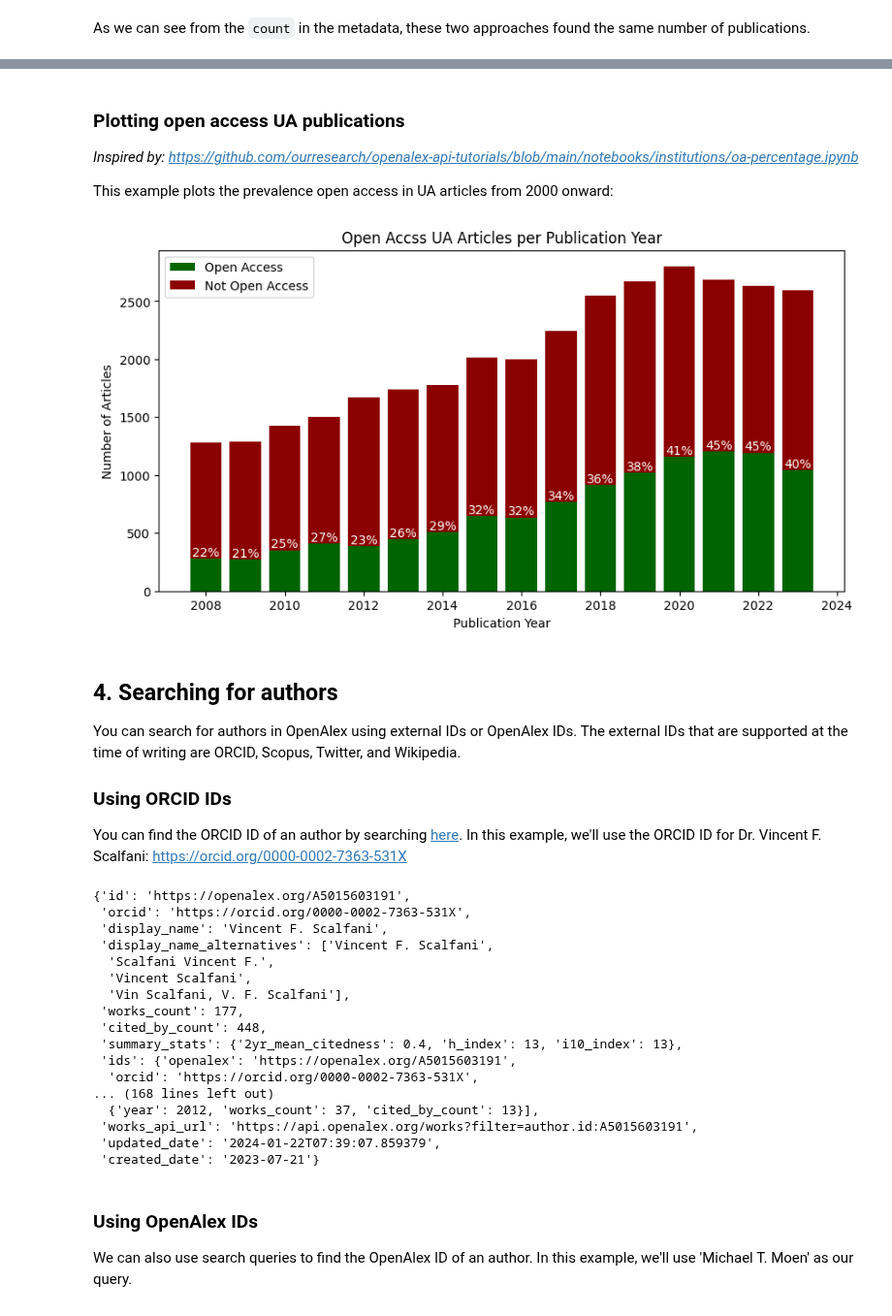
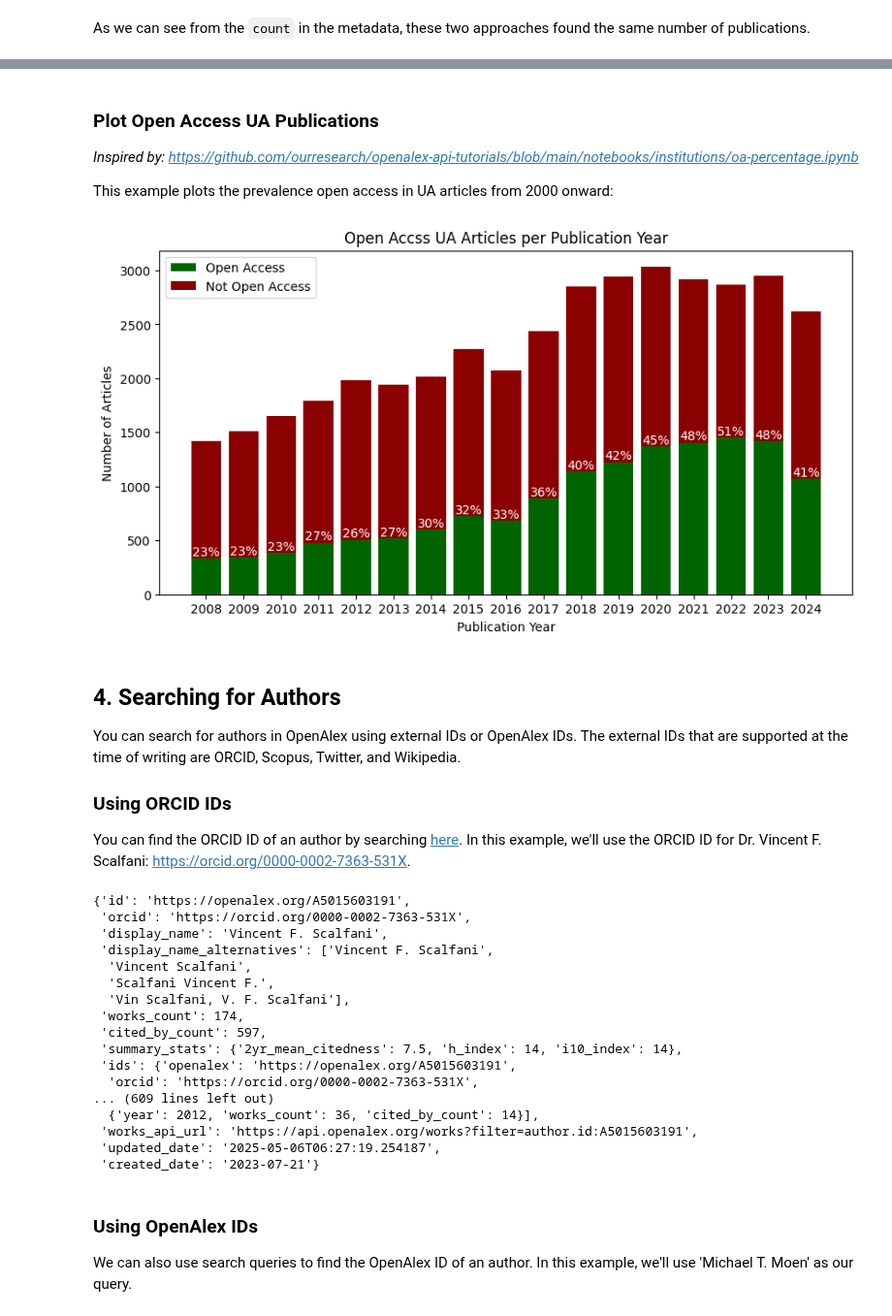
Before and after one commit to UA-Libraries-Research-Data-Services/UALIB_ScholarlyAPI_Cookbook, a Jupyter notebook: src/python/openalex.ipynb, the cells around one changed output, grey strips where cells are left out. Shown at 97% size. Saved outputs shown, nothing was run; the diff lists cells and outputs as text; code cells hidden in the pictures.

Commit message:
Update OpenAlex in Python recipe

```diff
--- a/src/python/openalex.ipynb
+++ b/src/python/openalex.ipynb
@@ -50,12 +67,14 @@ The OpenAlex API has a `works` endpoint that can be used to search for works usi
 
 This first example will search for the term "geodetics":
 # %%
+BASE_URL = 'https://api.openalex.org/'
 endpoint = 'works'
 filters = 'title.search:"geodetics"'
-
-url = f'https://api.openalex.org/{endpoint}?filter={filters}&mailto={email}'
-
-geodetics_data = requests.get(url).json()
+params = {
+    'filter': filters,
+    'mailto': EMAIL
+}
+geodetics_data = requests.get(BASE_URL + endpoint, params=params).json()
 
 # Display resulting metadata
 geodetics_data['meta']
@@ -236,12 +258,12 @@ As we can see above, the OpenAlex ID for the University of Alabama is "https://o
 # %%
 ua_openalex_id = 'I17301866'
-
 endpoint = 'works'
 filters = f'institutions.id:{ua_openalex_id}'
-
-url = f'https://api.openalex.org/{endpoint}?filter={filters}&mailto={email}'
-
-ua_data = requests.get(url).json()
+params = {
+    'filter': filters,
+    'mailto': EMAIL
+}
+ua_data = requests.get(BASE_URL + endpoint, params=params).json()
 
 # Display resulting metadata
 ua_data['meta']
@@ -262,7 +284,7 @@ In the examples above, we have only retrieved the first page of results for a qu
 endpoint = 'works'
 filters = 'institutions.id:I17301866'
 
-# In cursor paging, the cursor to the next page is given in the metadata of the response
+# The cursor to the next page is given in the metadata of the response
 # To get the first page, we set the cursor parameter to '*'
 cursor = '*'
 page_size = 200
@@ -272,10 +294,13 @@ ua_articles = []
 # When the end of the results has been reached, the 'next_cursor' variable will be null
 # This while loop iterates through all pages of the results
 while cursor is not None:
-
-    # Set up HTTP request and request data
-    url = f'https://api.openalex.org/{endpoint}?filter={filters}&cursor={cursor}&per-page={page_size}&mailto={email}'
-    page_data = requests.get(url).json()
+    params = {
+        'filter': filters,
+        'cursor': cursor,
+        'per-page': page_size,
+        'mailto': EMAIL
+    }
+    page_data = requests.get(BASE_URL + endpoint, params=params).json()
 
     # Set cursor to the next page
     cursor = page_data['meta']['next_cursor']
@@ -318,60 +343,63 @@ plt.show()
 # %% [markdown]
-### Plotting open access UA publications
+### Plot Open Access UA Publications
 
-*Inspired by: https://github.com/ourresearch/openalex-api-tutorials/blob/main/notebooks/institutions/oa-percentage.ipynb*
+*Inspired by: <a href="https://github.com/ourresearch/openalex-api-tutorials/blob/main/notebooks/institutions/oa-percentage.ipynb" target="_blank">https://github.com/ourresearch/openalex-api-tutorials/blob/main/notebooks/institutions/oa-percentage.ipynb</a>*
 
 This example plots the prevalence open access in UA articles from 2000 onward:
 # %%
 # Extract publication years and 'is_open' values
-year_is_open_data = [(article['publication_year'], article['open_access']['is_oa']) for article in ua_articles]
+year_oa = [(art['publication_year'], art['open_access']['is_oa']) for art in ua_articles]
 
 # Filter to include only years after 1999
-filtered_data = [(year, is_open) for year, is_open in year_is_open_data if 2008 <= year <= 2023]
+filtered_data = [(year, is_open) for year, is_open in year_oa if 2008 <= year <= 2024]
 
 # Count occurrences of (year, is_open)
 count_per_year_is_open = Counter(filtered_data)
 
 # Plot data
 years = sorted(set(year for year, _ in filtered_data))
 open_access_counts = [count_per_year_is_open[(year, True)] for year in years]
 not_open_access_counts = [count_per_year_is_open[(year, False)] for year in years]
 
 # Compute and add percentages
 percent_oa = []
 for oa,not_oa in zip(open_access_counts,not_open_access_counts):
     percent_oa.append(round((oa/(oa + not_oa)*100)))
 
 # Plot with percentage labels
 fig, ax = plt.subplots(figsize=(10, 5))
 bars = plt.bar(years, open_access_counts, color='darkgreen', label='Open Access')
 
 # Add labels above bars
 for bar, percent in zip(bars, percent_oa):
     height = bar.get_height()
-    ax.text(bar.get_x() + bar.get_width() / 2, height, f'{percent}%', ha='center', va='bottom', color='white', fontsize=10)
+    ax.text(bar.get_x() + bar.get_width() / 2, height, f'{percent}%', ha='center', va='bottom',
+            color='white', fontsize=10)
 
-plt.bar(years, not_open_access_counts, bottom=open_access_counts, color='darkred', label='Not Open Access')
+plt.bar(years, not_open_access_counts, bottom=open_access_counts, color='darkred',
+        label='Not Open Access')
 
 plt.xlabel('Publication Year')
 plt.ylabel('Number of Articles')
 plt.title('Open Accss UA Articles per Publication Year')
 plt.legend(loc='upper left')
+ax.set_xticks(years)
 plt.show()
 # %% [output]
-[figure, old version]
+[figure, new version]
 # %% [markdown]
-## 4. Searching for authors
+## 4. Searching for Authors
 
 You can search for authors in OpenAlex using external IDs or OpenAlex IDs. The external IDs that are supported at the time of writing are ORCID, Scopus, Twitter, and Wikipedia.
 
 ### Using ORCID IDs
 
-You can find the ORCID ID of an author by searching [here](https://orcid.org/). In this example, we'll use the ORCID ID for Dr. Vincent F. Scalfani: https://orcid.org/0000-0002-7363-531X
+You can find the ORCID ID of an author by searching <a href="https://orcid.org/" target="_blank">here</a>. In this example, we'll use the ORCID ID for Dr. Vincent F. Scalfani: <a href="https://orcid.org/0000-0002-7363-531X" target="_blank">https://orcid.org/0000-0002-7363-531X</a>.
 # %%
 endpoint = 'authors'
 orcid_id = 'https://orcid.org/0000-0002-7363-531X'
 
-url = f'https://api.openalex.org/{endpoint}/{orcid_id}?mailto={email}'
+url = f'https://api.openalex.org/{endpoint}/{orcid_id}?mailto={EMAIL}'
 
 author_results = requests.get(url).json()
 
@@ -382,18 +410,18 @@ author_results
  'orcid': 'https://orcid.org/0000-0002-7363-531X',
  'display_name': 'Vincent F. Scalfani',
  'display_name_alternatives': ['Vincent F. Scalfani',
+  'Vincent Scalfani',
   'Scalfani Vincent F.',
-  'Vincent Scalfani',
   'Vin Scalfani, V. F. Scalfani'],
- 'works_count': 177,
- 'cited_by_count': 448,
- 'summary_stats': {'2yr_mean_citedness': 0.4, 'h_index': 13, 'i10_index': 13},
+ 'works_count': 174,
+ 'cited_by_count': 597,
+ 'summary_stats': {'2yr_mean_citedness': 7.5, 'h_index': 14, 'i10_index': 14},
  'ids': {'openalex': 'https://openalex.org/A5015603191',
   'orcid': 'https://orcid.org/0000-0002-7363-531X',
-... (168 lines left out)
-  {'year': 2012, 'works_count': 37, 'cited_by_count': 13}],
+... (609 lines left out)
+  {'year': 2012, 'works_count': 36, 'cited_by_count': 14}],
  'works_api_url': 'https://api.openalex.org/works?filter=author.id:A5015603191',
- 'updated_date': '2024-01-22T07:39:07.859379',
+ 'updated_date': '2025-05-06T06:27:19.254187',
  'created_date': '2023-07-21'}
 # %% [markdown]
 ### Using OpenAlex IDs
```
Also changed, not shown: parts of 36 cells of this notebook.
